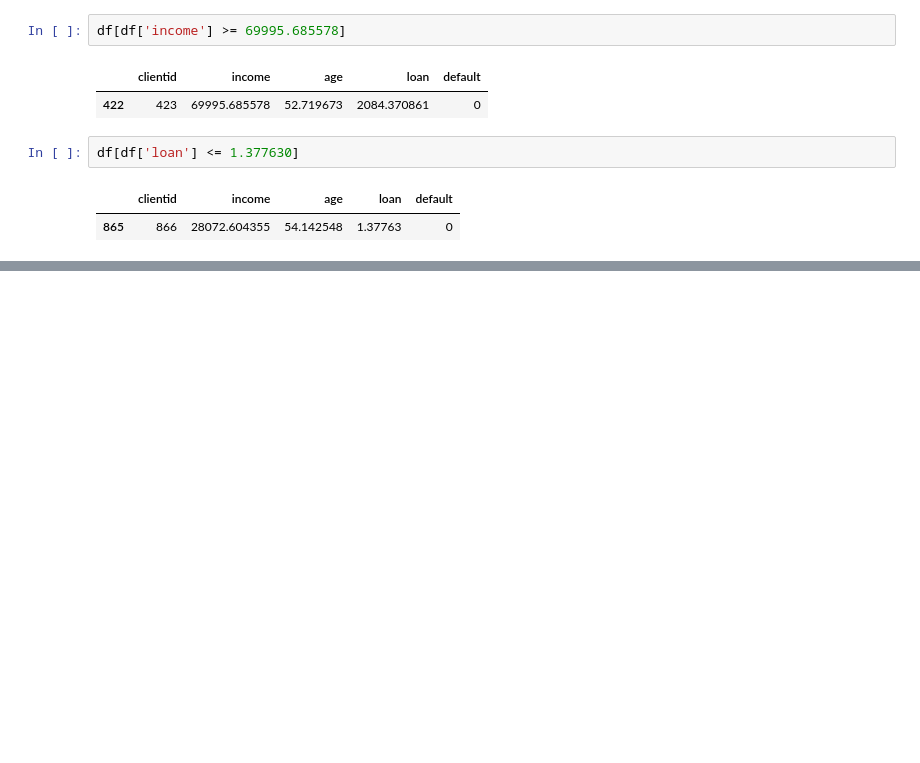
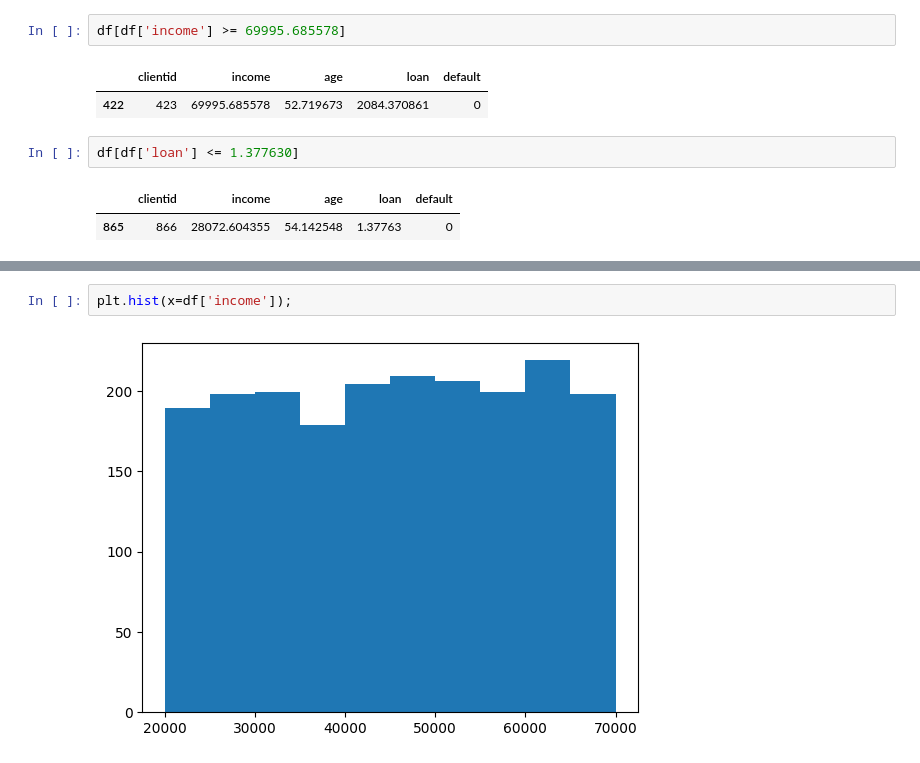
Before and after one commit to Joao-Inacio/Machine-Learning-e-Data-Science-com-Python, a Jupyter notebook: 0.1-pre-processamento-dos-dados/eda.ipynb, the cells around one changed output, grey strips where cells are left out. Cells and saved outputs as stored; diff of their text form; blank space fills up the shorter version.

```diff
--- a/0.1-pre-processamento-dos-dados/eda.ipynb
+++ b/0.1-pre-processamento-dos-dados/eda.ipynb
@@ -77,0 +92,4 @@ df[df['loan'] <= 1.377630]
+# %%
+plt.hist(x=df['income']);
+# %% [output]
+[figure, added]
```
Also changed, not shown: parts of 6 cells of this notebook.
